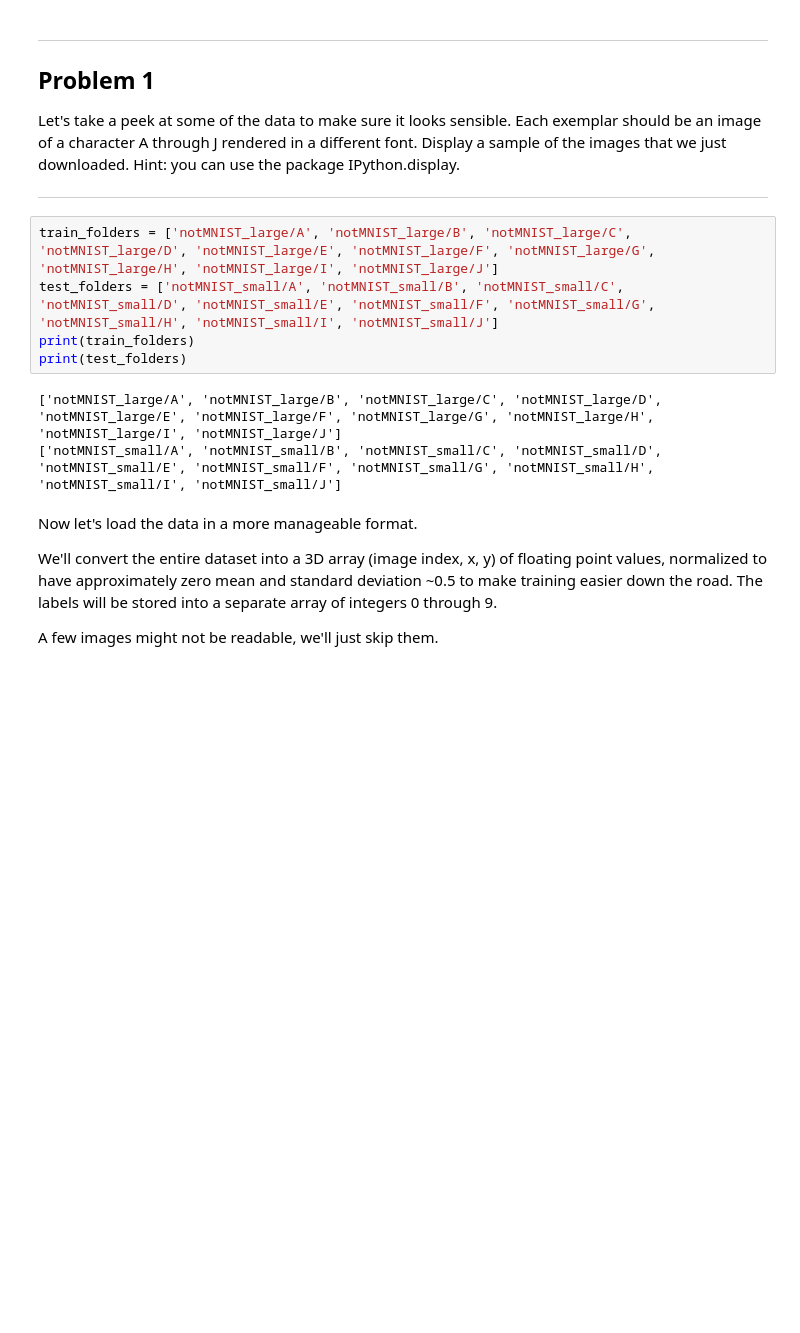
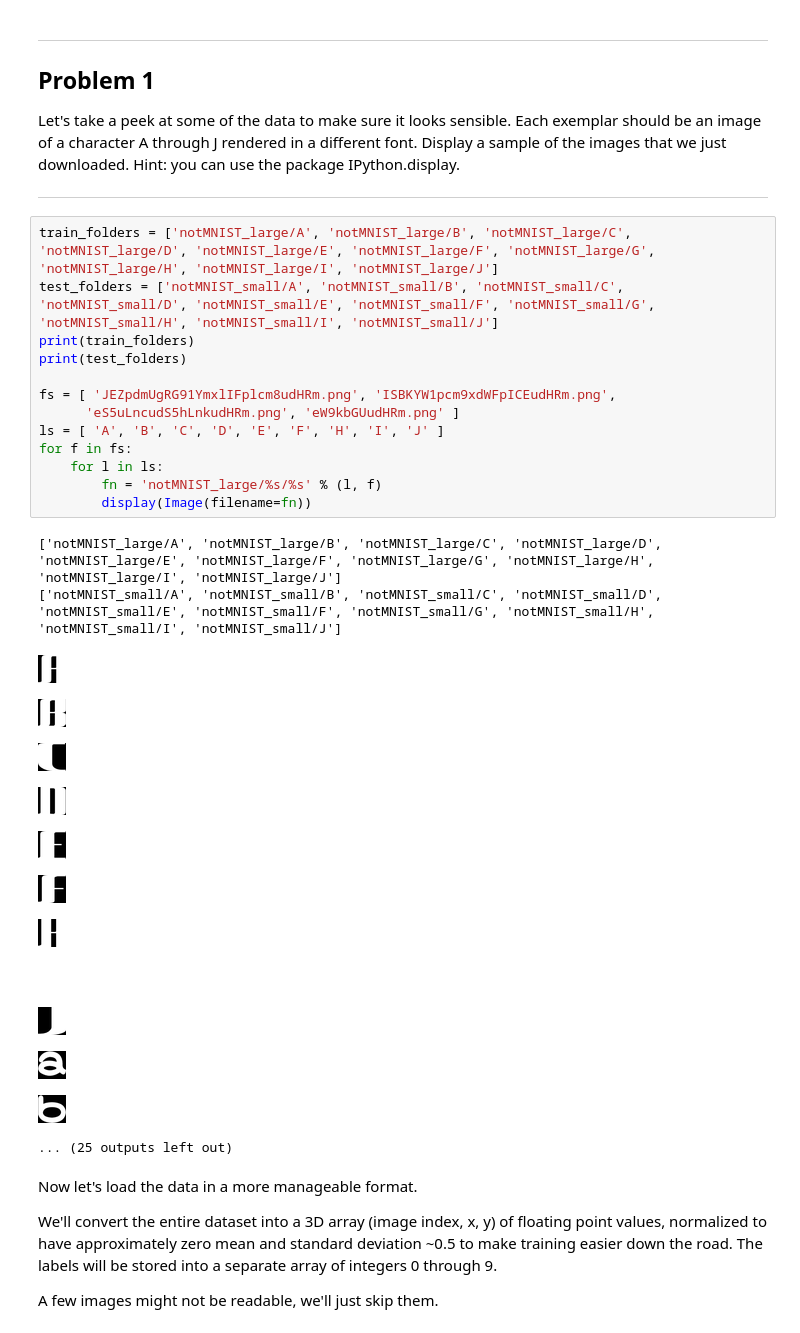
Before and after one commit to hfoffani/tensorflow-dl, a Jupyter notebook: 1_notmnist.ipynb, the cells around one changed output. Cells and saved outputs as stored; diff of their text form; blank space fills up the shorter version.

```diff
--- a/1_notmnist.ipynb
+++ b/1_notmnist.ipynb
@@ -83,11 +83,31 @@ Let's take a peek at some of the data to make sure it looks sensible. Each exemp
 # %%
 train_folders = ['notMNIST_large/A', 'notMNIST_large/B', 'notMNIST_large/C', 'notMNIST_large/D', 'notMNIST_large/E', 'notMNIST_large/F', 'notMNIST_large/G', 'notMNIST_large/H', 'notMNIST_large/I', 'notMNIST_large/J']
 test_folders = ['notMNIST_small/A', 'notMNIST_small/B', 'notMNIST_small/C', 'notMNIST_small/D', 'notMNIST_small/E', 'notMNIST_small/F', 'notMNIST_small/G', 'notMNIST_small/H', 'notMNIST_small/I', 'notMNIST_small/J']
 print(train_folders)
 print(test_folders)
+
+fs = [ 'JEZpdmUgRG91YmxlIFplcm8udHRm.png', 'ISBKYW1pcm9xdWFpICEudHRm.png',
+      'eS5uLncudS5hLnkudHRm.png', 'eW9kbGUudHRm.png' ]
+ls = [ 'A', 'B', 'C', 'D', 'E', 'F', 'H', 'I', 'J' ]
+for f in fs:
+    for l in ls:
+        fn = 'notMNIST_large/%s/%s' % (l, f)
+        display(Image(filename=fn))
 # %% [output]
 ['notMNIST_large/A', 'notMNIST_large/B', 'notMNIST_large/C', 'notMNIST_large/D', 'notMNIST_large/E', 'notMNIST_large/F', 'notMNIST_large/G', 'notMNIST_large/H', 'notMNIST_large/I', 'notMNIST_large/J']
 ['notMNIST_small/A', 'notMNIST_small/B', 'notMNIST_small/C', 'notMNIST_small/D', 'notMNIST_small/E', 'notMNIST_small/F', 'notMNIST_small/G', 'notMNIST_small/H', 'notMNIST_small/I', 'notMNIST_small/J']
+[figure, added]
+[figure, added]
+[figure, added]
+[figure, added]
+[figure, added]
+[figure, added]
+[figure, added]
+[figure, added]
+[figure, added]
+[figure, added]
+[figure, added]
+... (25 outputs left out)
 # %% [markdown]
 Now let's load the data in a more manageable format.
 
```
Also changed, not shown: parts of 1 cell of this notebook.
